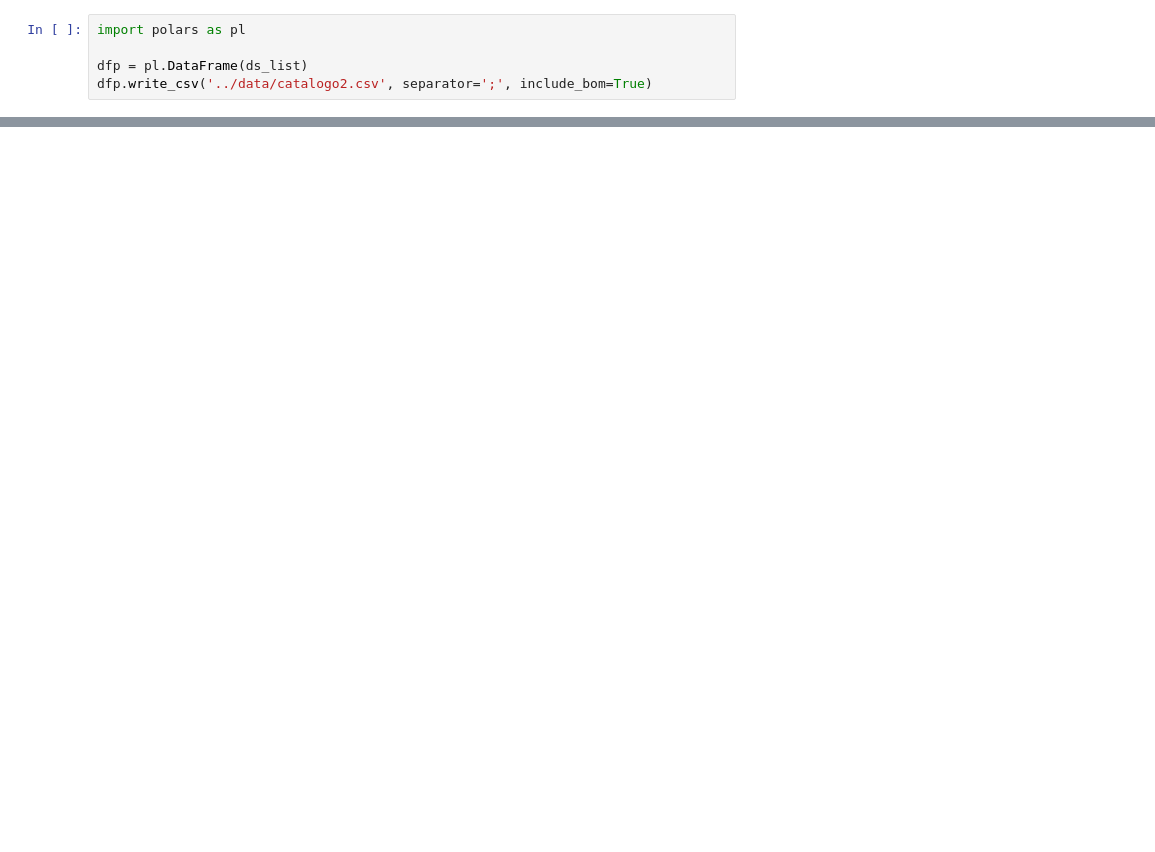
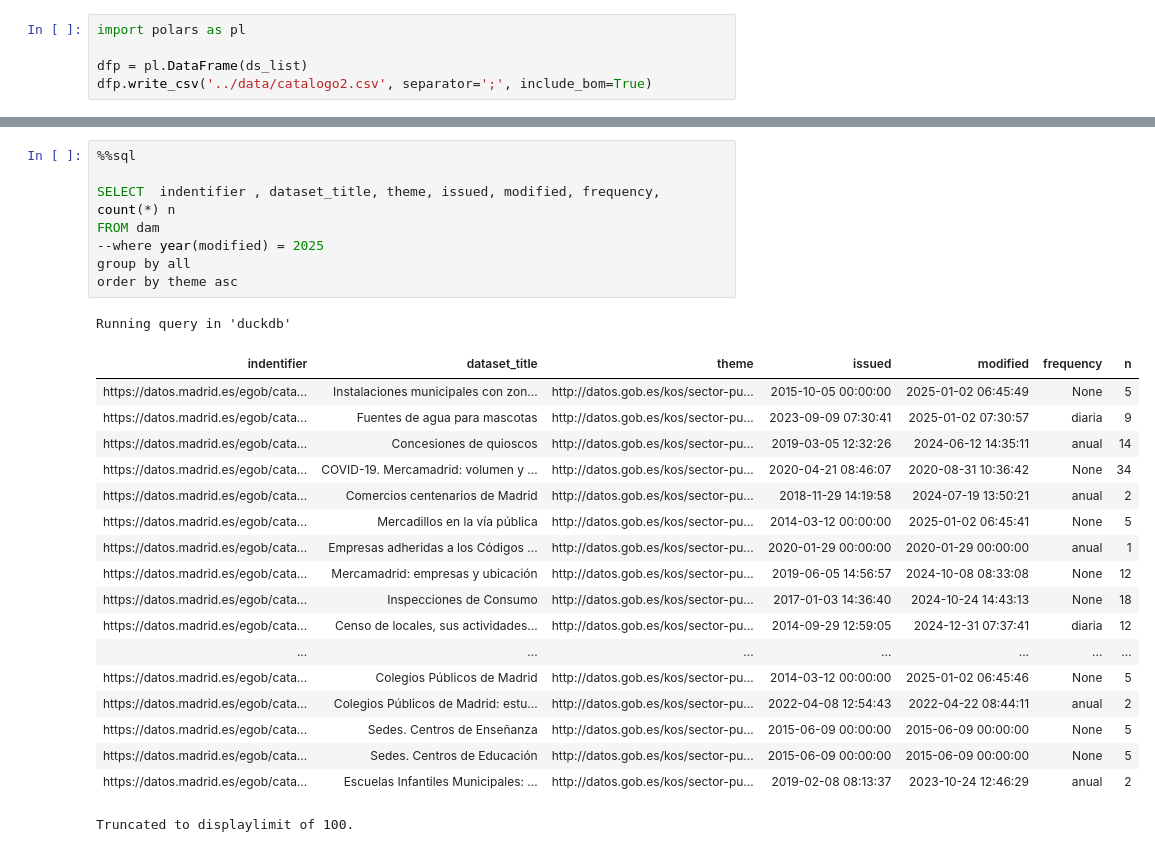
Before and after one commit to jcaubin/codespaces-jupyter_dam_01, a Jupyter notebook: notebooks/dcatXmlparser.ipynb, the cells around one changed output, grey strips where cells are left out. Saved outputs shown, nothing was run; the diff lists cells and outputs as text; blank space fills up the shorter version.

```diff
--- a/notebooks/dcatXmlparser.ipynb
+++ b/notebooks/dcatXmlparser.ipynb
@@ -79,0 +214,28 @@ dfp.write_csv('../data/catalogo2.csv', separator=';', include_bom=True)
+# %%
+%%sql
+
+SELECT  indentifier , dataset_title, theme, issued, modified, frequency, count(*) n
+FROM dam
+--where year(modified) = 2025
+group by all
+order by theme asc
+# %% [output]
+Running query in 'duckdb'
+| indentifier | dataset_title | theme | issued | modified | frequency | n |
+| https://datos.madrid.es/egob/cata... | Instalaciones municipales con zon... | http://datos.gob.es/kos/sector-pu... | 2015-10-05 00:00:00 | 2025-01-02 06:45:49 | None | 5 |
+| https://datos.madrid.es/egob/cata... | Fuentes de agua para mascotas | http://datos.gob.es/kos/sector-pu... | 2023-09-09 07:30:41 | 2025-01-02 07:30:57 | diaria | 9 |
+| https://datos.madrid.es/egob/cata... | Concesiones de quioscos | http://datos.gob.es/kos/sector-pu... | 2019-03-05 12:32:26 | 2024-06-12 14:35:11 | anual | 14 |
+| https://datos.madrid.es/egob/cata... | COVID-19. Mercamadrid: volumen y ... | http://datos.gob.es/kos/sector-pu... | 2020-04-21 08:46:07 | 2020-08-31 10:36:42 | None | 34 |
+| https://datos.madrid.es/egob/cata... | Comercios centenarios de Madrid | http://datos.gob.es/kos/sector-pu... | 2018-11-29 14:19:58 | 2024-07-19 13:50:21 | anual | 2 |
+| https://datos.madrid.es/egob/cata... | Mercadillos en la vía pública | http://datos.gob.es/kos/sector-pu... | 2014-03-12 00:00:00 | 2025-01-02 06:45:41 | None | 5 |
+| https://datos.madrid.es/egob/cata... | Empresas adheridas a los Códigos ... | http://datos.gob.es/kos/sector-pu... | 2020-01-29 00:00:00 | 2020-01-29 00:00:00 | anual | 1 |
+| https://datos.madrid.es/egob/cata... | Mercamadrid: empresas y ubicación | http://datos.gob.es/kos/sector-pu... | 2019-06-05 14:56:57 | 2024-10-08 08:33:08 | None | 12 |
+| https://datos.madrid.es/egob/cata... | Inspecciones de Consumo | http://datos.gob.es/kos/sector-pu... | 2017-01-03 14:36:40 | 2024-10-24 14:43:13 | None | 18 |
+| https://datos.madrid.es/egob/cata... | Censo de locales, sus actividades... | http://datos.gob.es/kos/sector-pu... | 2014-09-29 12:59:05 | 2024-12-31 07:37:41 | diaria | 12 |
+| ... | ... | ... | ... | ... | ... | ... |
+| https://datos.madrid.es/egob/cata... | Colegios Públicos de Madrid | http://datos.gob.es/kos/sector-pu... | 2014-03-12 00:00:00 | 2025-01-02 06:45:46 | None | 5 |
+| https://datos.madrid.es/egob/cata... | Colegios Públicos de Madrid: estu... | http://datos.gob.es/kos/sector-pu... | 2022-04-08 12:54:43 | 2022-04-22 08:44:11 | anual | 2 |
+| https://datos.madrid.es/egob/cata... | Sedes. Centros de Enseñanza | http://datos.gob.es/kos/sector-pu... | 2015-06-09 00:00:00 | 2015-06-09 00:00:00 | None | 5 |
+| https://datos.madrid.es/egob/cata... | Sedes. Centros de Educación | http://datos.gob.es/kos/sector-pu... | 2015-06-09 00:00:00 | 2015-06-09 00:00:00 | None | 5 |
+| https://datos.madrid.es/egob/cata... | Escuelas Infantiles Municipales: ... | http://datos.gob.es/kos/sector-pu... | 2019-02-08 08:13:37 | 2023-10-24 12:46:29 | anual | 2 |
+Truncated to displaylimit of 100.
```
Also changed, not shown: parts of 10 cells of this notebook, 1 other file.
